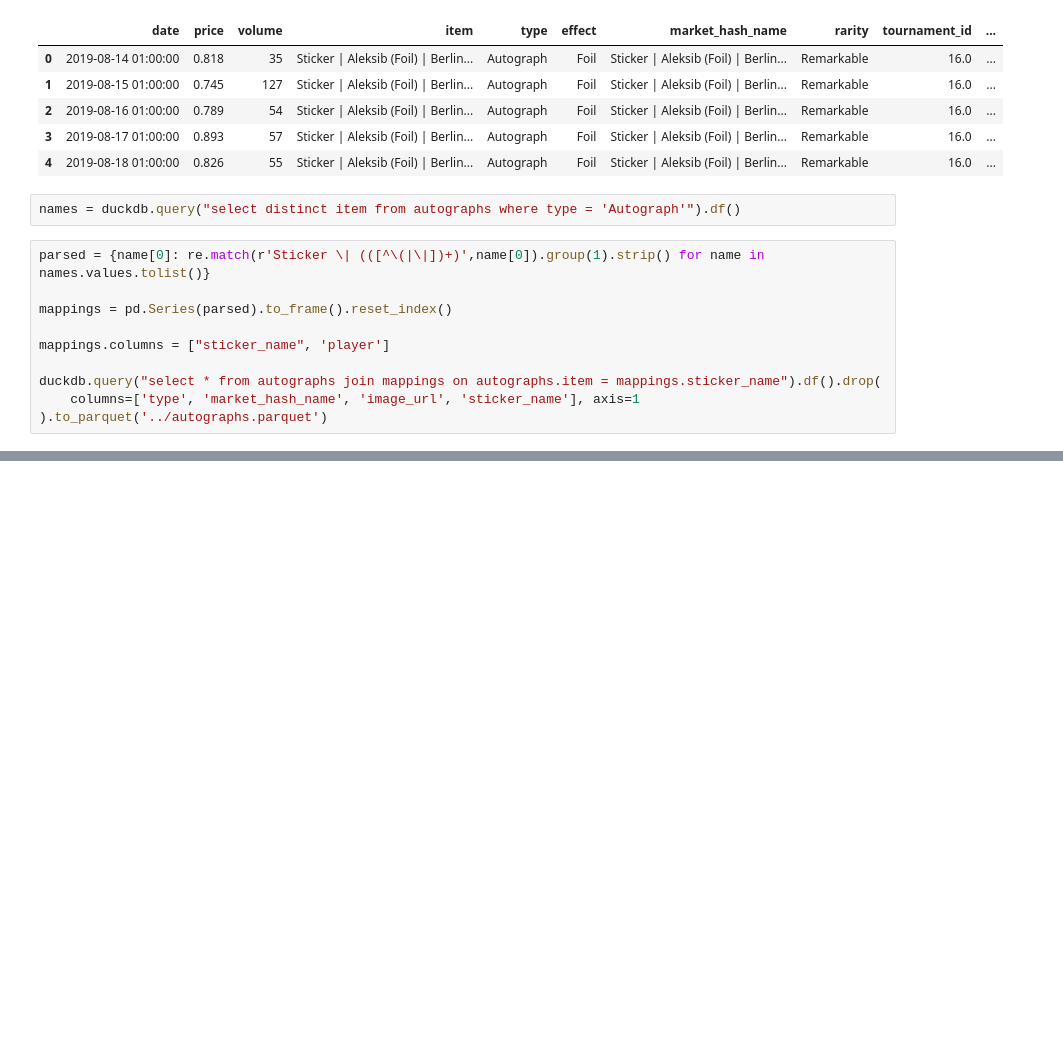
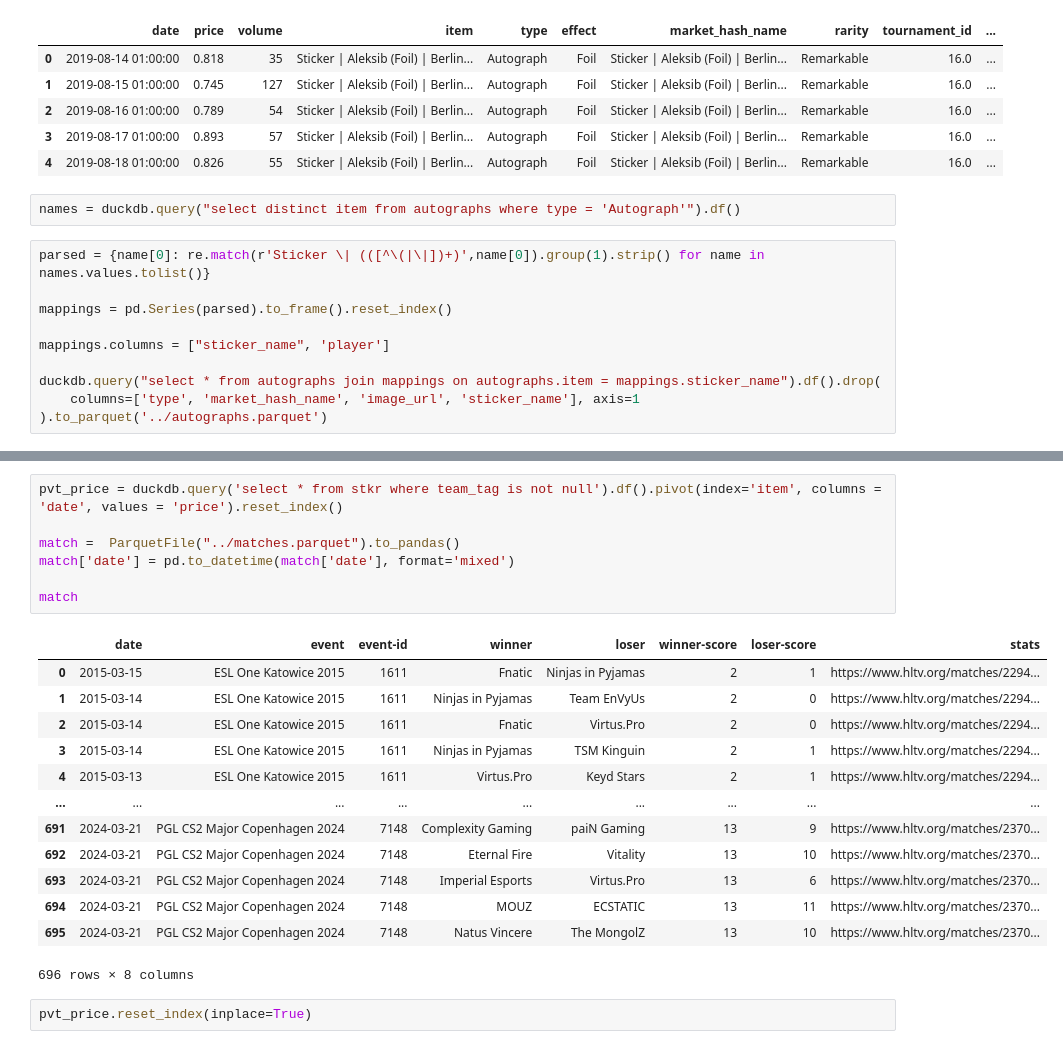
Before and after one commit to curtisjbradley/MarketReview, a Jupyter notebook: datagen/sticker-data.ipynb, the cells around one changed output, grey strips where cells are left out. Saved outputs shown, nothing was run; the diff lists cells and outputs as text; blank space fills up the shorter version.

```diff
--- a/datagen/sticker-data.ipynb
+++ b/datagen/sticker-data.ipynb
@@ -50,0 +128,23 @@ duckdb.query("select distinct tournament from stkr").df()
+# %%
+pvt_price = duckdb.query('select * from stkr where team_tag is not null').df().pivot(index='item', columns = 'date', values = 'price').reset_index()
+
+match =  ParquetFile("../matches.parquet").to_pandas()
+match['date'] = pd.to_datetime(match['date'], format='mixed')
+
+match
+# %% [output]
+|  | date | event | event-id | winner | loser | winner-score | loser-score | stats |
+| 0 | 2015-03-15 | ESL One Katowice 2015 | 1611 | Fnatic | Ninjas in Pyjamas | 2 | 1 | https://www.hltv.org/matches/2294... |
+| 1 | 2015-03-14 | ESL One Katowice 2015 | 1611 | Ninjas in Pyjamas | Team EnVyUs | 2 | 0 | https://www.hltv.org/matches/2294... |
+| 2 | 2015-03-14 | ESL One Katowice 2015 | 1611 | Fnatic | Virtus.Pro | 2 | 0 | https://www.hltv.org/matches/2294... |
+| 3 | 2015-03-14 | ESL One Katowice 2015 | 1611 | Ninjas in Pyjamas | TSM Kinguin | 2 | 1 | https://www.hltv.org/matches/2294... |
+| 4 | 2015-03-13 | ESL One Katowice 2015 | 1611 | Virtus.Pro | Keyd Stars | 2 | 1 | https://www.hltv.org/matches/2294... |
+| ... | ... | ... | ... | ... | ... | ... | ... | ... |
+| 691 | 2024-03-21 | PGL CS2 Major Copenhagen 2024 | 7148 | Complexity Gaming | paiN Gaming | 13 | 9 | https://www.hltv.org/matches/2370... |
+| 692 | 2024-03-21 | PGL CS2 Major Copenhagen 2024 | 7148 | Eternal Fire | Vitality | 13 | 10 | https://www.hltv.org/matches/2370... |
+| 693 | 2024-03-21 | PGL CS2 Major Copenhagen 2024 | 7148 | Imperial Esports | Virtus.Pro | 13 | 6 | https://www.hltv.org/matches/2370... |
+| 694 | 2024-03-21 | PGL CS2 Major Copenhagen 2024 | 7148 | MOUZ | ECSTATIC | 13 | 11 | https://www.hltv.org/matches/2370... |
+| 695 | 2024-03-21 | PGL CS2 Major Copenhagen 2024 | 7148 | Natus Vincere | The MongolZ | 13 | 10 | https://www.hltv.org/matches/2370... |
+696 rows × 8 columns
+# %%
+pvt_price.reset_index(inplace=True)
```
Also changed, not shown: parts of 22 cells of this notebook, 1 other file.
